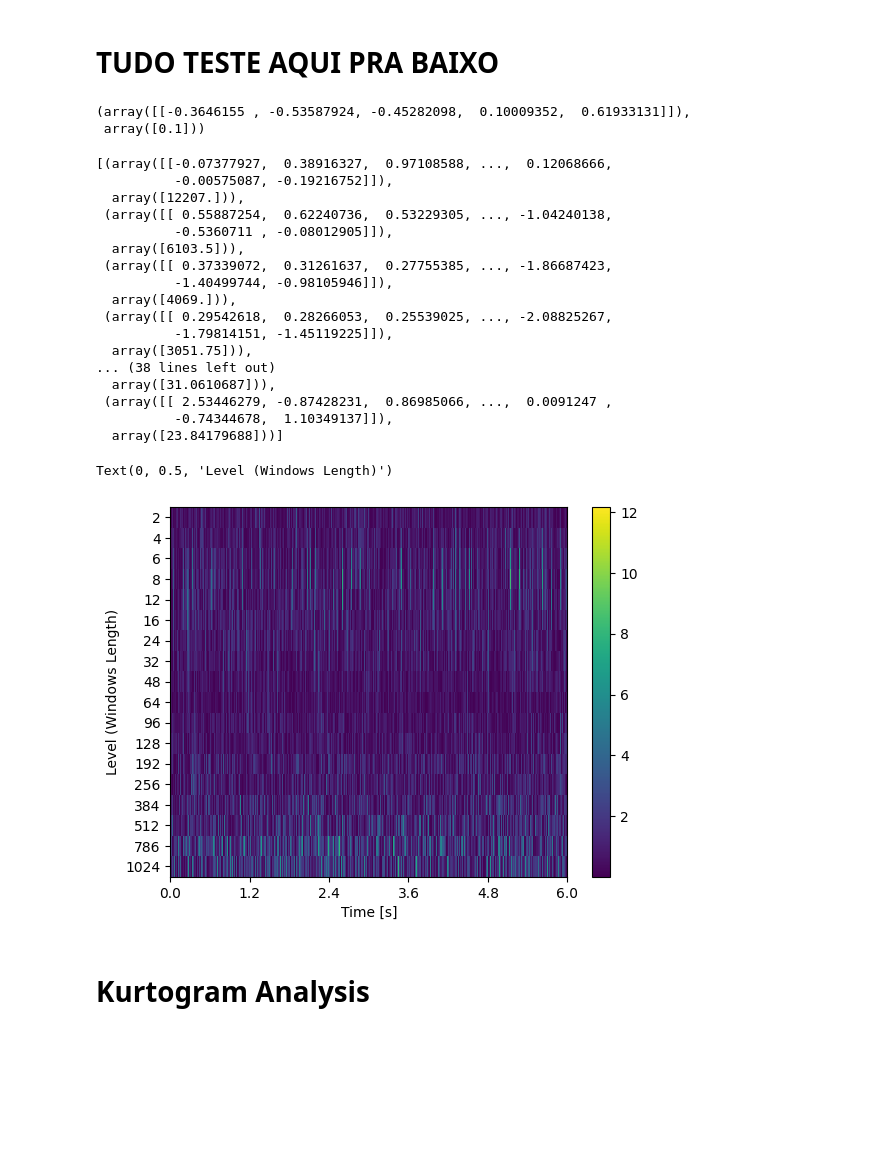
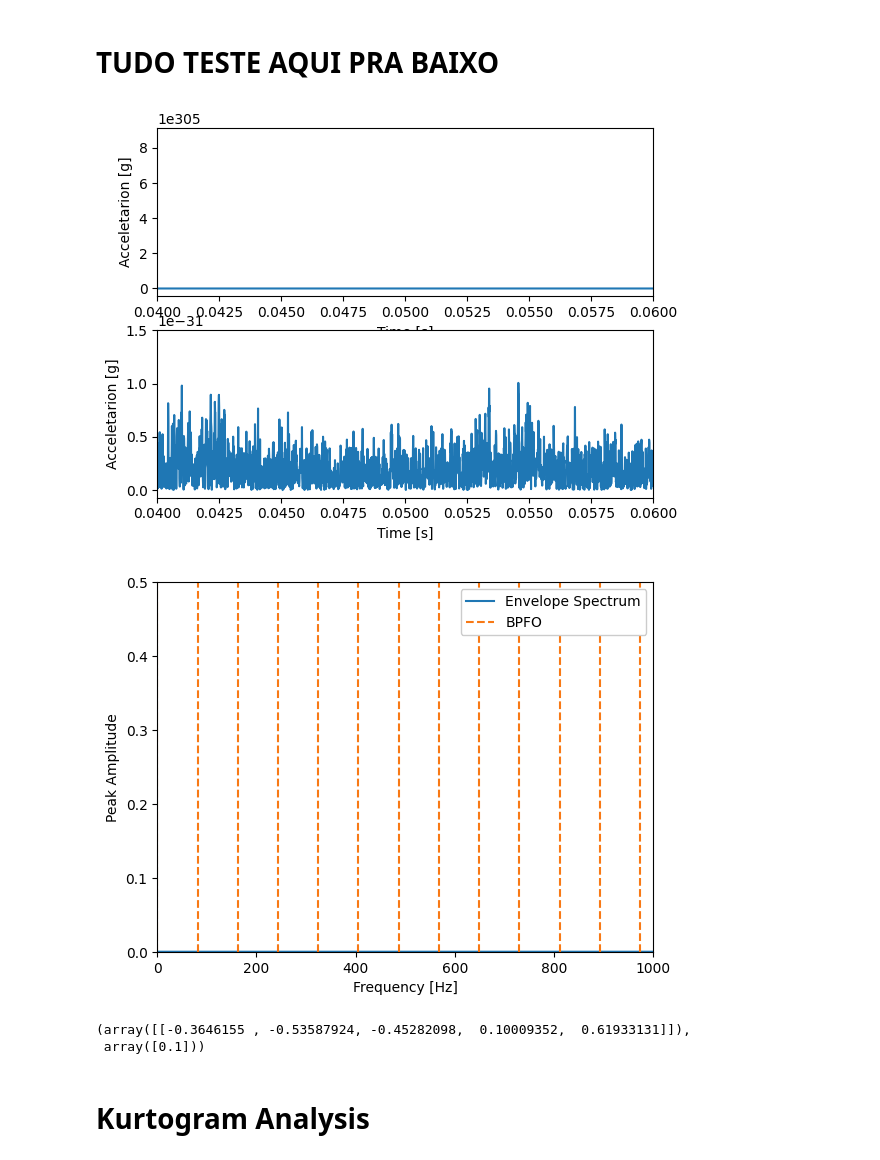
Before and after one commit to DimitriZC/Rolling-Fault-FFT-Wavelet-Analysis, a Jupyter notebook: trab.ipynb, the cells around one changed output. Saved outputs shown, nothing was run; the diff lists cells and outputs as text; code cells hidden in the pictures; blank space fills up the shorter version.

```diff
--- a/trab.ipynb
+++ b/trab.ipynb
@@ -282,34 +291,38 @@ plt.ylim(0, 0.1)
 # %% [markdown]
 # TUDO TESTE AQUI PRA BAIXO
+# %%
+# from scipy.signal import butter, lfilter
+
+
+# def band_pass(signal, low, high, fs, order=5):
+#     b, a = butter(N=order, Wn=[low, high], fs=fs, btype='band')
+#     return lfilter(b, a, signal)
+
+
+Kwav, Level_w, freq_w, c, max_Kurt, BW, level_max = fast_kurtogram(x_ORF_2, f_ORF_2, 9)   # Center frequency & bandwidth obtained from kurtogram
+minw = np.where(Level_w == level_max)[0][0]
+kurtw = np.where(Kwav[minw, :] == max_Kurt)[0][0]
+bandw = freq_w[kurtw]
+fc = bandw + BW[0]/2
+
+low = fc - BW/2
+high = fc + BW/2
+
+## ERRADO: VER COMO APLICAR O FILTRO DE FREQ NESSE SINAL Q TA NO TEMPO (NO MATLAB TA ASSIM)
+x_ORF_2_Bpf = band_pass(np.transpose(x_ORF_2)[0], low, high, f_ORF_2[0])
+
+p_env_ORF_2_Bpf, f_env_ORF_2_Bpf, x_env_ORF_2_Bpf = env_spectrum(x_ORF_2, f_ORF_2, BAND=1, LOW=low, HIGH=high)
+
+
+
+plot_env_spectrum(x_env_ORF_2_Bpf, x_ORF_2_Bpf, t_ORF_2)
+
+plot_env_spectrum_analysis(f_env_ORF_2_Bpf, p_env_ORF_2_Bpf, ORF_DATA, BPFO=True)
+# %% [output]
+[figure, added]
+[figure, added]
 # %%
 pywt.cwt(np.transpose(x_ORF_2)[0][:5], 2, 'gaus1')
 # %% [output]
 (array([[-0.3646155 , -0.53587924, -0.45282098,  0.10009352,  0.61933131]]),
  array([0.1]))
-# %%
-k = [2, 4, 6, 8, 12, 16, 24, 32, 48, 64, 96, 128, 192, 256, 384, 512, 786, 1024]
-a = []
-
-for v in k:
-    a.append(pywt.cwt(np.transpose(x_ORF_2)[0], v, 'mexh', method='fft', sampling_period=1/f_ORF_2))
-    # test = pywt.waverec(a[0], wavelet='gaus1')
-
-a
-# %% [output]
-[(array([[-0.07377927,  0.38916327,  0.97108588, ...,  0.12068666,
-          -0.00575087, -0.19216752]]),
-  array([12207.])),
- (array([[ 0.55887254,  0.62240736,  0.53229305, ..., -1.04240138,
-          -0.5360711 , -0.08012905]]),
-  array([6103.5])),
- (array([[ 0.37339072,  0.31261637,  0.27755385, ..., -1.86687423,
-          -1.40499744, -0.98105946]]),
-  array([4069.])),
- (array([[ 0.29542618,  0.28266053,  0.25539025, ..., -2.08825267,
-          -1.79814151, -1.45119225]]),
-  array([3051.75])),
-... (38 lines left out)
-  array([31.0610687])),
- (array([[ 2.53446279, -0.87428231,  0.86985066, ...,  0.0091247 ,
-          -0.74344678,  1.10349137]]),
-  array([23.84179688]))]
@@ -320,17 +329,3 @@ p = [j[0][0] for j in a]
-# %%
-plt.figure()
-plt.imshow(np.abs(np.stack(p)), aspect='auto', interpolation='nearest')
-plt.colorbar()
-time_indx = np.linspace(0, t_ORF_2.shape[0] - 1, 6, dtype=int)
-time = np.round(t_ORF_2[time_indx], 2)
-plt.xticks(ticks=time_indx, labels=time)
-plt.yticks(ticks=np.arange(0, len(k)), labels=k)
-
-plt.xlabel('Time [s]')
-plt.ylabel('Level (Windows Length)')
-# %% [output]
-Text(0, 0.5, 'Level (Windows Length)')
-[figure, removed]
 # %% [markdown]
 # Kurtogram Analysis
 # %%
```
Also changed, not shown: parts of 15 cells of this notebook.
